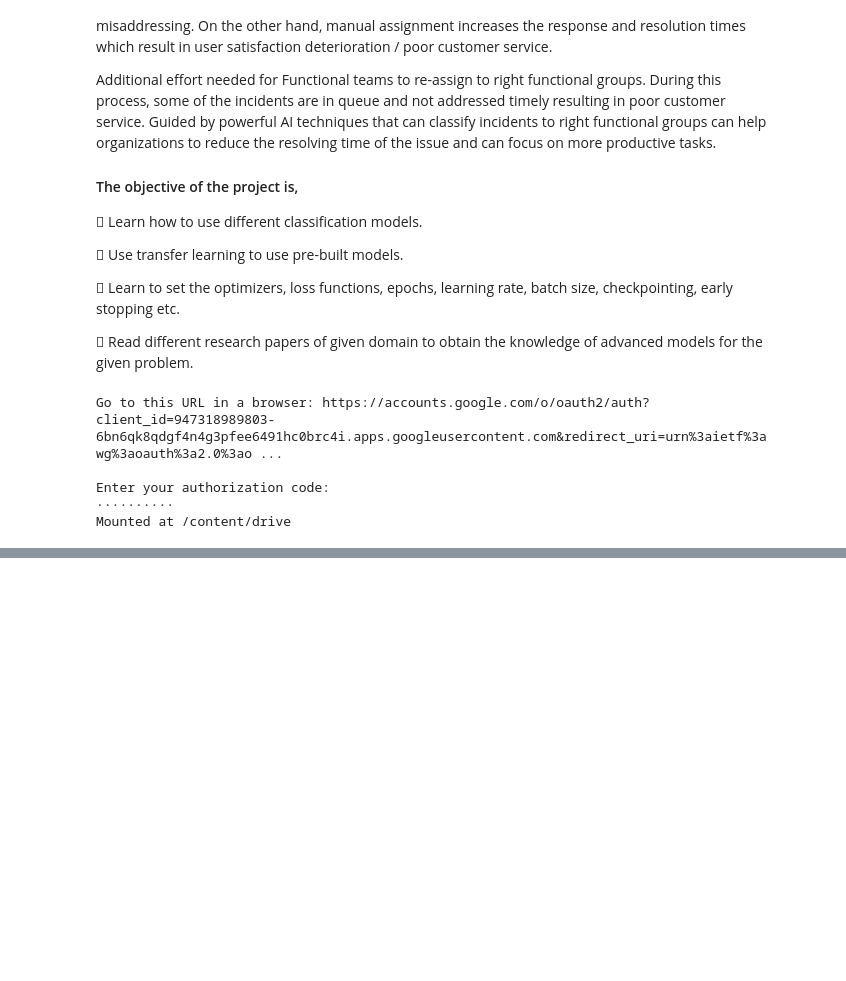
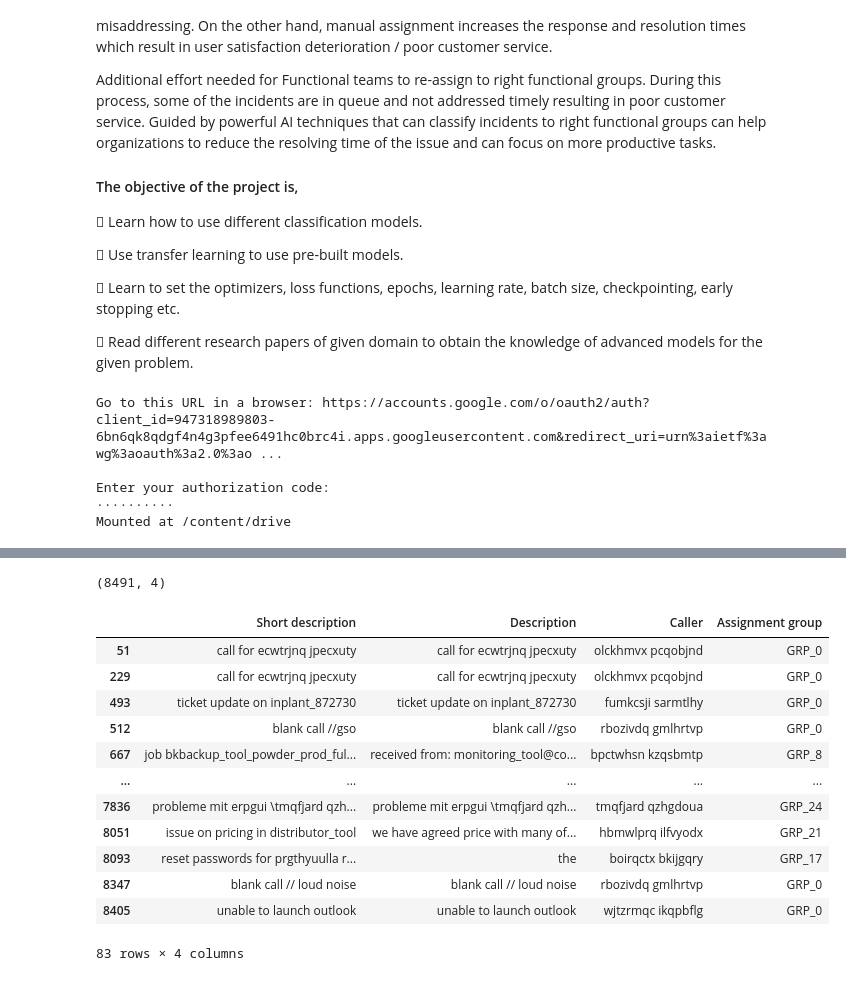
Before and after one commit to arvind2047/gl_capstone, a Jupyter notebook: GL_AIML_Capstone_Sep2020.ipynb, the cells around one changed output, grey strips where cells are left out. Cells and saved outputs as stored; diff of their text form; code cells hidden in the pictures; blank space fills up the shorter version.

```diff
--- a/GL_AIML_Capstone_Sep2020.ipynb
+++ b/GL_AIML_Capstone_Sep2020.ipynb
@@ -56,0 +66,5 @@ os.chdir('/content/drive/My Drive/GL AIML Capstone')
+# %%
+import os
+project_path = '/content/drive/My Drive/Capstone Project NLP/'
+os.chdir(project_path)
+os.getcwd()
@@ -56,0 +73,7 @@ os.chdir('/content/drive/My Drive/GL AIML Capstone')
+# %%
+# read and load data
+## Read the data from EXCEL
+incidents = pd.read_excel(project_path + "input_data.xlsx")
+
+## Quick View
+incidents.head(3)
@@ -56,0 +157,25 @@ os.chdir('/content/drive/My Drive/GL AIML Capstone')
+# %%
+# drop nulls
+incidents.dropna(inplace=True)
+incidents.shape
+# %% [output]
+(8491, 4)
+# %%
+## Duplicates
+sub_incidents = incidents[['Short description', 'Description', 'Caller','Assignment group']].copy()
+duplicateRowsDF = sub_incidents[sub_incidents.duplicated()]
+duplicateRowsDF
+# %% [output]
+|  | Short description | Description | Caller | Assignment group |
+| 51 | call for ecwtrjnq jpecxuty | call for ecwtrjnq jpecxuty | olckhmvx pcqobjnd | GRP_0 |
+| 229 | call for ecwtrjnq jpecxuty | call for ecwtrjnq jpecxuty | olckhmvx pcqobjnd | GRP_0 |
+| 493 | ticket update on inplant_872730 | ticket update on inplant_872730 | fumkcsji sarmtlhy | GRP_0 |
+| 512 | blank call //gso | blank call //gso | rbozivdq gmlhrtvp | GRP_0 |
+| 667 | job bkbackup_tool_powder_prod_ful... | received from: monitoring_tool@co... | bpctwhsn kzqsbmtp | GRP_8 |
+| ... | ... | ... | ... | ... |
+| 7836 | probleme mit erpgui \tmqfjard qzh... | probleme mit erpgui \tmqfjard qzh... | tmqfjard qzhgdoua | GRP_24 |
+| 8051 | issue on pricing in distributor_tool | we have agreed price with many of... | hbmwlprq ilfvyodx | GRP_21 |
+| 8093 | reset passwords for prgthyuulla r... | the | boirqctx bkijgqry | GRP_17 |
+| 8347 | blank call // loud noise | blank call // loud noise | rbozivdq gmlhrtvp | GRP_0 |
+| 8405 | unable to launch outlook | unable to launch outlook | wjtzrmqc ikqpbflg | GRP_0 |
+83 rows × 4 columns
```
Also changed, not shown: parts of 14 cells of this notebook.
